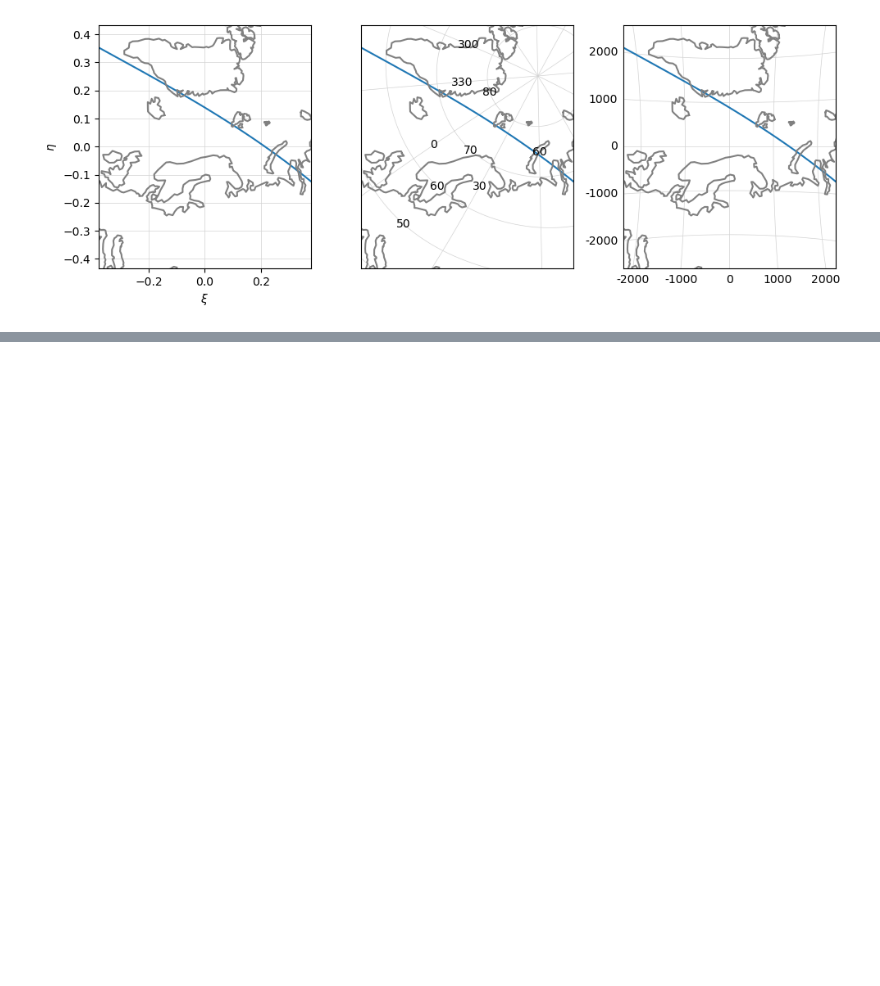
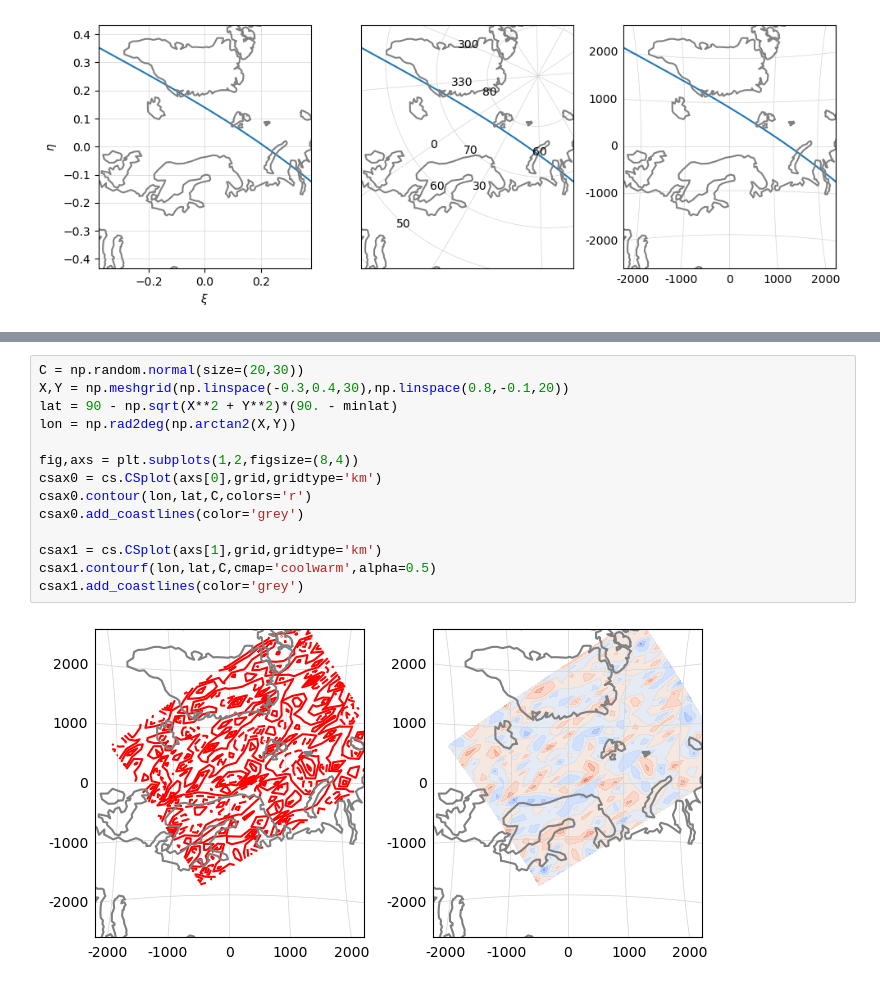
Before and after one commit to klaundal/secsy, a Jupyter notebook: notebooks/ao_001_csplot.ipynb, the cells around one changed output, grey strips where cells are left out. Drawn from its saved outputs; the diff is of its cells as text; blank space fills up the shorter version.

Commit message:
add contour to csplot

```diff
--- a/notebooks/ao_001_csplot.ipynb
+++ b/notebooks/ao_001_csplot.ipynb
@@ -93,0 +82,16 @@ csax.add_coastlines(color='grey')
+# %%
+C = np.random.normal(size=(20,30))
+X,Y = np.meshgrid(np.linspace(-0.3,0.4,30),np.linspace(0.8,-0.1,20))
+lat = 90 - np.sqrt(X**2 + Y**2)*(90. - minlat)
+lon = np.rad2deg(np.arctan2(X,Y))
+
+fig,axs = plt.subplots(1,2,figsize=(8,4))
+csax0 = cs.CSplot(axs[0],grid,gridtype='km')
+csax0.contour(lon,lat,C,colors='r')
+csax0.add_coastlines(color='grey')
+
+csax1 = cs.CSplot(axs[1],grid,gridtype='km')
+csax1.contourf(lon,lat,C,cmap='coolwarm',alpha=0.5)
+csax1.add_coastlines(color='grey')
+# %% [output]
+[figure, added]
```
Also changed, not shown: parts of 9 cells of this notebook, 1 other file.
